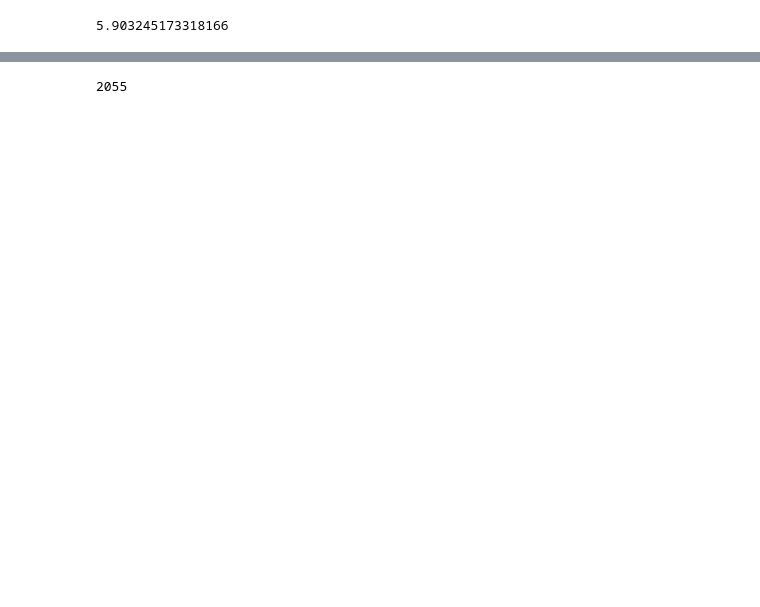
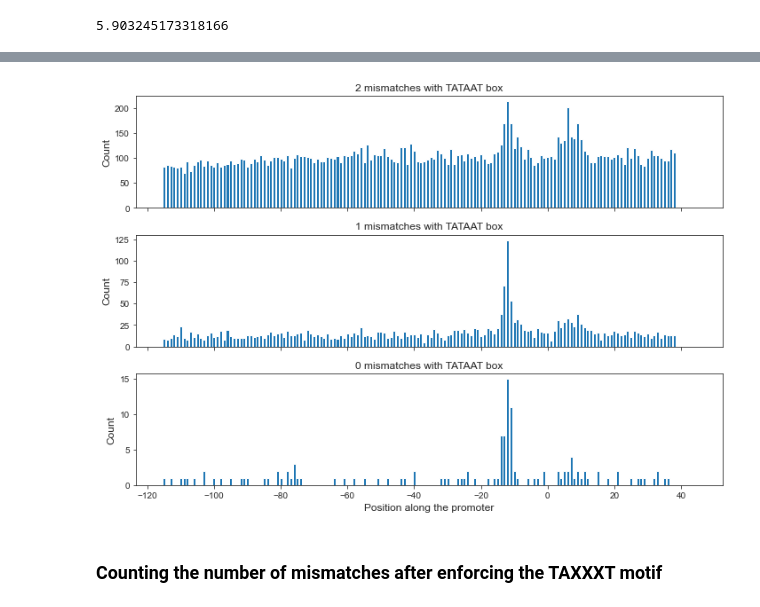
Before and after one commit to RPGroup-PBoC/theoretical_regseq, a Jupyter notebook: notebooks/noise/tata_box.ipynb, the cells around one changed output, grey strips where cells are left out. Saved outputs shown, nothing was run; the diff lists cells and outputs as text; code cells hidden in the pictures; blank space fills up the shorter version.

```diff
--- a/notebooks/noise/tata_box.ipynb
+++ b/notebooks/noise/tata_box.ipynb
@@ -81,0 +130,16 @@ np.sum(matches_promoters[4:]) / np.sum(matches_promoters) * 100
+# %%
+fig, axes = plt.subplots(3, 1, figsize=(10,7),
+                         sharex=True)
+for i in range(3):
+    axes[i].bar(np.arange(-115, 45), pos[4:][i, :])
+    axes[i].set_title('{} mismatches with TATAAT box'.format(2-i))
+    axes[i].set_ylabel('Count', fontsize=12)
+
+axes[-1].set_xlabel('Position along the promoter', fontsize=12)
+
+plt.tight_layout()
+plt.show()
+# %% [output]
+[figure, added]
+# %% [markdown]
+### Counting the number of mismatches after enforcing the TAXXXT motif
@@ -97,5 +181 @@ matches, pos = search_tata(promoters)
-# %%
-len(promoters)
-# %% [output]
-2055
 # %%
```
Also changed, not shown: parts of 22 cells of this notebook, 6 other files.
